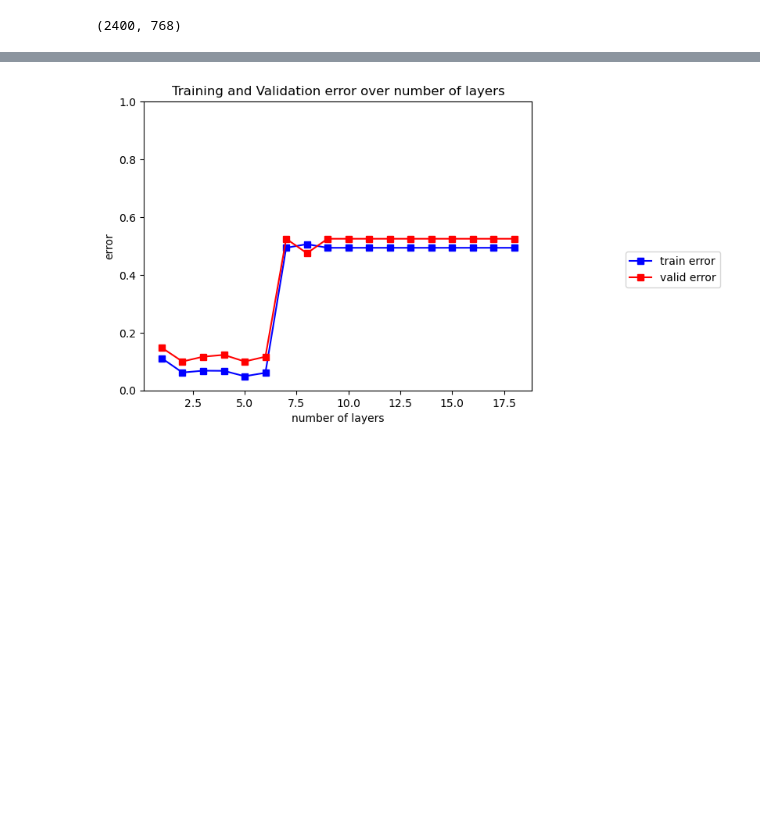
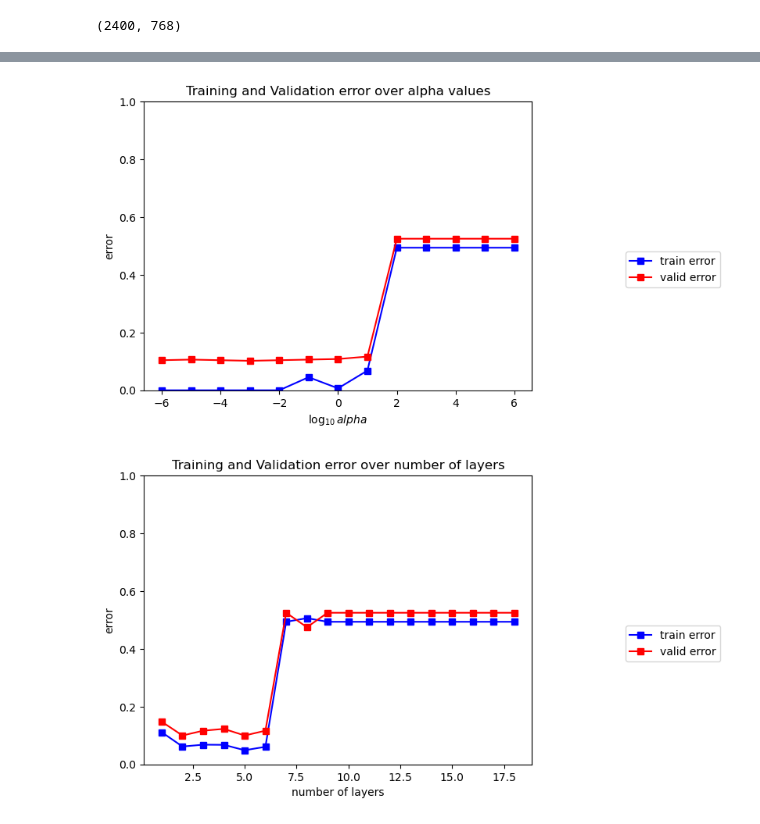
Before and after one commit to gmcgur01/sentiment-classifier, a Jupyter notebook: problem2.ipynb, the cells around one changed output, grey strips where cells are left out. Cells and saved outputs as stored; diff of their text form; code cells hidden in the pictures; blank space fills up the shorter version.

Commit message:
figures

```diff
--- a/problem2.ipynb
+++ b/problem2.ipynb
@@ -46,7 +46,7 @@ def make_classifier_pipeline(alpha=10.0, hidden_layer_sizes=(256, 256, 256)):
 
     return pipeline
 # %%
-alpha_values = np.logspace(-2, 2, 5)
+alpha_values = np.logspace(-6, 6, 13)
 
 x_valid = x_train_N[:480]
 y_valid = y_train_N[:480]
@@ -56,27 +72,16 @@ y_train = y_train_N[480:]
 # %%
 
-tr_err_for_alpha = []
-va_err_for_alpha = []
 
-for alpha in alpha_values:
-    curr_pipeline = make_classifier_pipeline(alpha=alpha)
-    curr_pipeline.fit(x_train, y_train)
-
-    yhat_train = curr_pipeline.predict_proba(x_train)[:,1]
-    yhat_valid = curr_pipeline.predict_proba(x_valid)[:,1]
-
-    tr_err_for_alpha.append(sklearn.metrics.zero_one_loss(y_train, yhat_train >= 0.5))
-    va_err_for_alpha.append(sklearn.metrics.zero_one_loss(y_valid, yhat_valid >= 0.5))
-
-
-plt.title("Training and Validation roc_auc over alpha values");
+plt.title("Training and Validation error over alpha values");
 plt.plot(np.log10(alpha_values), tr_err_for_alpha, 'bs-', label='train error')
 plt.plot(np.log10(alpha_values), va_err_for_alpha, 'rs-', label='valid error')
 
 plt.ylabel('error')
 plt.xlabel("$\log_{10} alpha$");
 plt.legend(bbox_to_anchor=(1.5, 0.5)) # make legend outside plot
 plt.ylim([0, 1.0]);
+# %% [output]
+[figure, added]
 # %%
 number_layers = [(256,)*i for i in range(1,19)]
 
```
Also changed, not shown: parts of 3 cells of this notebook.
